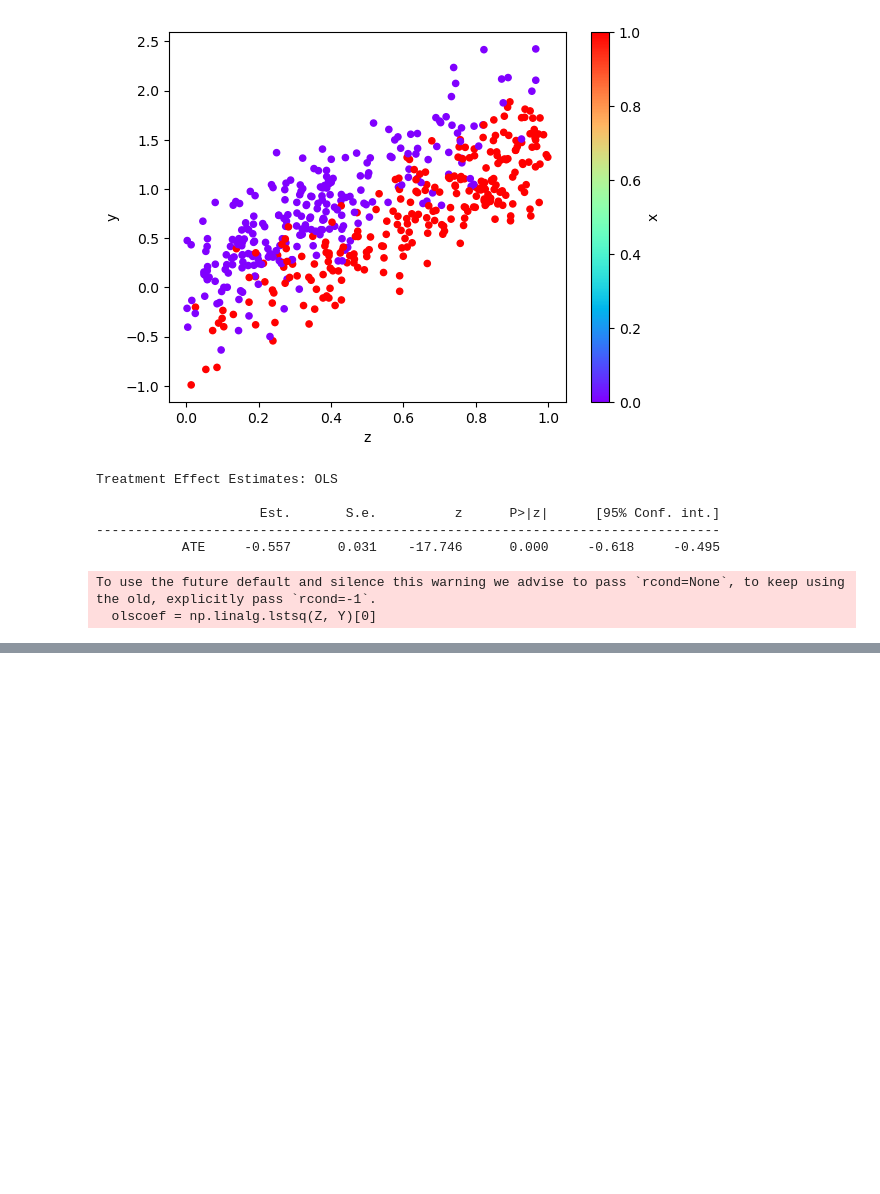
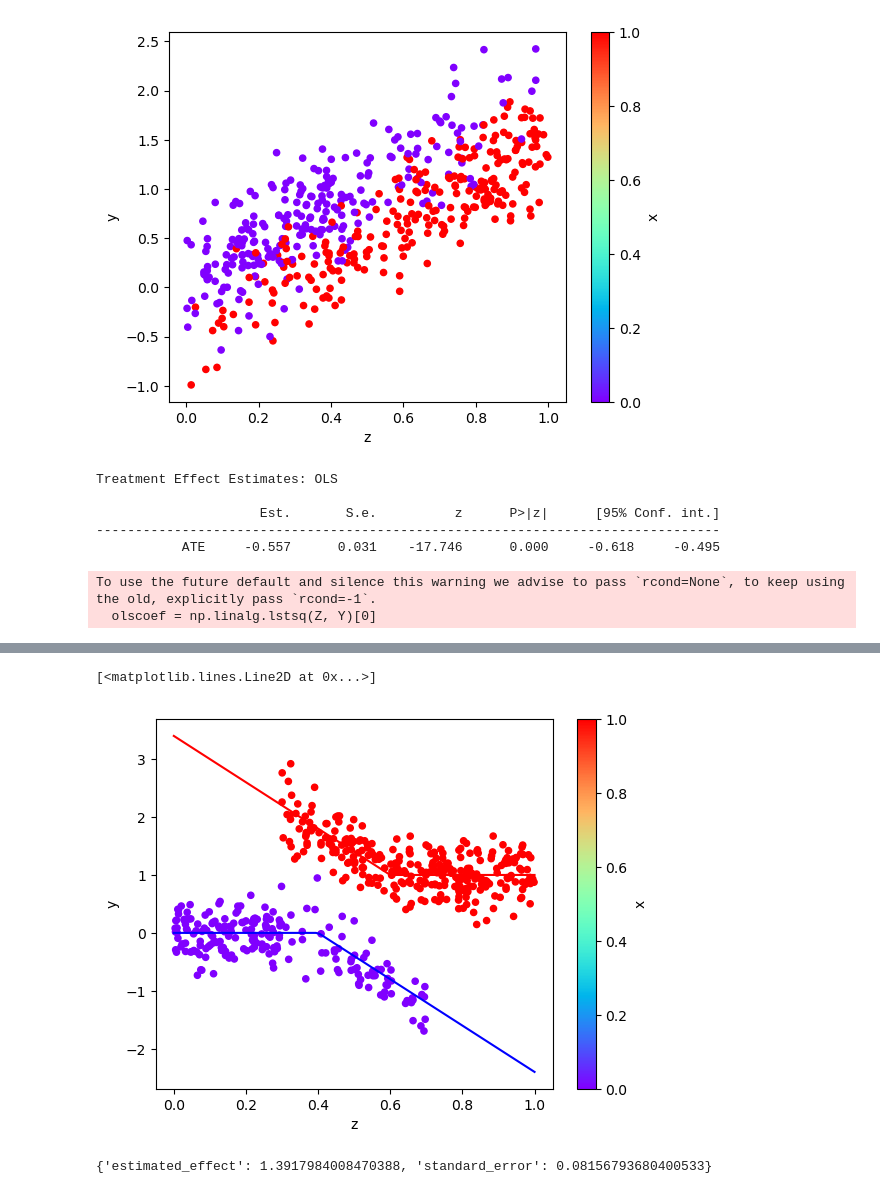
Before and after one commit to iamdingkai/causal-inference, a Jupyter notebook: degeneratestate.ipynb, the cells around one changed output, grey strips where cells are left out. Drawn from its saved outputs; the diff is of its cells as text; code cells hidden in the pictures; blank space fills up the shorter version.

```diff
--- a/degeneratestate.ipynb
+++ b/degeneratestate.ipynb
@@ -101,0 +111,19 @@ To use the future default and silence this warning we advise to pass `rcond=None
+# %%
+df3 = dg.generate_dataset_3()
+
+df3.plot.scatter(x='z', y='y', c='x', cmap='rainbow')
+
+# actual response curves
+z = np.linspace(0,1,100)
+y0 =  np.where(z >= 0.4, -4*(z - 0.4), 0)
+y1 =  np.where(z < 0.6,  -4*(z - 0.6), 0) + 1
+plt.plot(z,y0, "b")
+plt.plot(z,y1, "r")
+# %% [output]
+[<matplotlib.lines.Line2D at 0x...>]
+[figure, added]
+# %%
+# naive cal ATE without controling for z
+estimate_uplift(df3)
+# %% [output]
+{'estimated_effect': 1.3917984008470388, 'standard_error': 0.08156793680400533}
```
Also changed, not shown: parts of 3 cells of this notebook.
